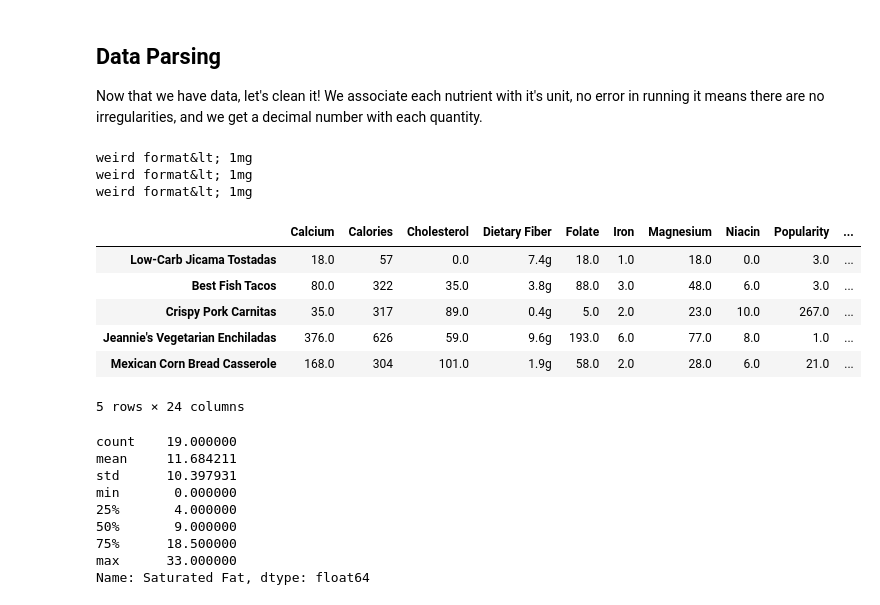
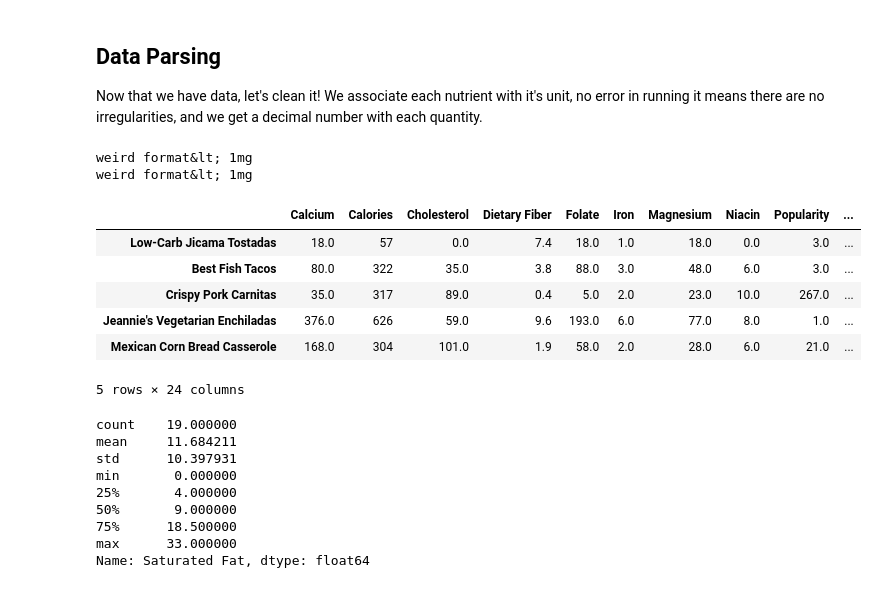
Before and after one commit to ada-food-recipes/food-recipes, a Jupyter notebook: scraping.ipynb, the cells around one changed output. Cells and saved outputs as stored; diff of their text form; code cells hidden in the pictures.

```diff
--- a/scraping.ipynb
+++ b/scraping.ipynb
@@ -355,6 +355,9 @@ dicUnits['Thiamin']='mg'
 dicUnits['Vitamin B6']='mg'
 
 
+
+dicUnits['Protein']='g'
+dicUnits['Dietary Fiber']='g'
 dicUnits['Total Fat']='g'
 dicUnits['Saturated Fat']='g'
 dicUnits['Sugars']='g'
@@ -387,19 +390,21 @@ def treatUnits(Original):
         else:
             Treated[str(elem)]=Original[str(elem)].apply(lambda x : replaceUnits(x,elem))
     return Treated
-# %%
-treatUnits(Full).head()
-# %% [output]
-weird format&lt; 1mg
-weird format&lt; 1mg
-weird format&lt; 1mg
-|  | Calcium | Calories | Cholesterol | Dietary Fiber | Folate | Iron | Magnesium | Niacin | Popularity | ... |
-| Low-Carb Jicama Tostadas | 18.0 | 57 | 0.0 | 7.4g | 18.0 | 1.0 | 18.0 | 0.0 | 3.0 | ... |
-| Best Fish Tacos | 80.0 | 322 | 35.0 | 3.8g | 88.0 | 3.0 | 48.0 | 6.0 | 3.0 | ... |
-| Crispy Pork Carnitas | 35.0 | 317 | 89.0 | 0.4g | 5.0 | 2.0 | 23.0 | 10.0 | 267.0 | ... |
-| Jeannie's Vegetarian Enchiladas | 376.0 | 626 | 59.0 | 9.6g | 193.0 | 6.0 | 77.0 | 8.0 | 1.0 | ... |
-| Mexican Corn Bread Casserole | 168.0 | 304 | 101.0 | 1.9g | 58.0 | 2.0 | 28.0 | 6.0 | 21.0 | ... |
-5 rows × 24 columns
+# %%
+#Full = pd.read_csv('data/fullData.csv',index_col = 0)
+Full = treatUnits(Full)
+Full.to_csv('data/fullTreated.csv')
+Full.head()
+# %% [output]
+weird format&lt; 1mg
+weird format&lt; 1mg
+|  | Calcium | Calories | Cholesterol | Dietary Fiber | Folate | Iron | Magnesium | Niacin | Popularity | ... |
+| Low-Carb Jicama Tostadas | 18.0 | 57 | 0.0 | 7.4 | 18.0 | 1.0 | 18.0 | 0.0 | 3.0 | ... |
+| Best Fish Tacos | 80.0 | 322 | 35.0 | 3.8 | 88.0 | 3.0 | 48.0 | 6.0 | 3.0 | ... |
+| Crispy Pork Carnitas | 35.0 | 317 | 89.0 | 0.4 | 5.0 | 2.0 | 23.0 | 10.0 | 267.0 | ... |
+| Jeannie's Vegetarian Enchiladas | 376.0 | 626 | 59.0 | 9.6 | 193.0 | 6.0 | 77.0 | 8.0 | 1.0 | ... |
+| Mexican Corn Bread Casserole | 168.0 | 304 | 101.0 | 1.9 | 58.0 | 2.0 | 28.0 | 6.0 | 21.0 | ... |
+5 rows × 24 columns
 # %%
 #Example of what we can get with this dataset
 
```
Also changed, not shown: parts of 2 cells of this notebook, 2 other files.
